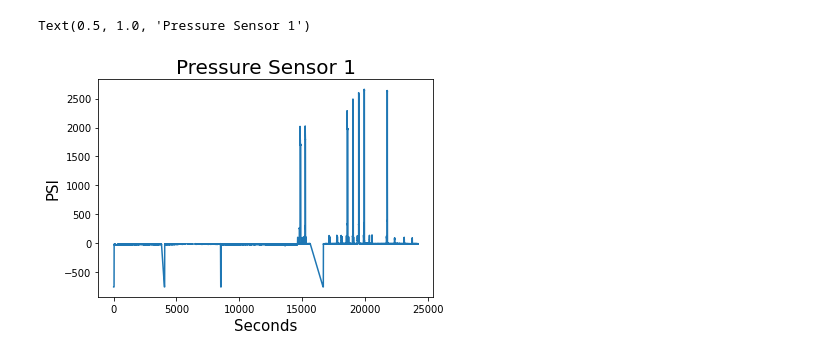
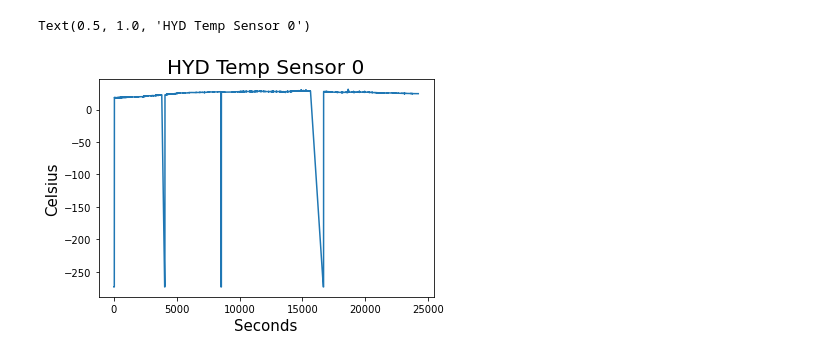
Before and after one commit to umdloop/state-machines, a Jupyter notebook: tbm_2/hydraulics/hydraulics_graph.ipynb, the cells around one changed output. Cells and saved outputs as stored; diff of their text form; code cells hidden in the pictures.

Commit message:
Update with data captures from 4/23 and jupyter notebook

```diff
--- a/tbm_2/hydraulics/hydraulics_graph.ipynb
+++ b/tbm_2/hydraulics/hydraulics_graph.ipynb
@@ -14,13 +30,10 @@ Text(0.5, 1.0, 'Pressure Sensor 0')
 # %%
-import matplotlib.pyplot as plt
-import pandas
-
-data=pandas.read_csv("2022_04_23_10_11_23_tlm.txt", sep='\t', header=None, names=["TARGET", "PACKET", "HV_PRES0", "HYD_PRES1", "UNUSED", "PACKET_TIMESECONDS"])
+data=pandas.read_csv("2022_04_23_10_11_23_tlm_temp.txt", sep='\t', header=None, names=["TARGET", "PACKET", "PACKET_TIMESECONDS", "HYD_TEMP0", "HYD_TEMP1", "HV_TEMP1", "HV_TEMP0"])
 data['PACKET_TIMESECONDS'] -= 1650723085.196415
-plt.plot(data['PACKET_TIMESECONDS'], data['HYD_PRES1'])
+plt.plot(data['PACKET_TIMESECONDS'], data['HYD_TEMP0'])
 plt.xlabel("Seconds", fontsize=15)
-plt.ylabel("PSI", fontsize=15)
-plt.title("Pressure Sensor 1", fontsize=20)
+plt.ylabel("Celsius", fontsize=15)
+plt.title("HYD Temp Sensor 0", fontsize=20)
 # %% [output]
-Text(0.5, 1.0, 'Pressure Sensor 1')
+Text(0.5, 1.0, 'HYD Temp Sensor 0')
-[figure, old version]
+[figure, new version]
```
Also changed, not shown: parts of 8 cells of this notebook, 2 other files.
